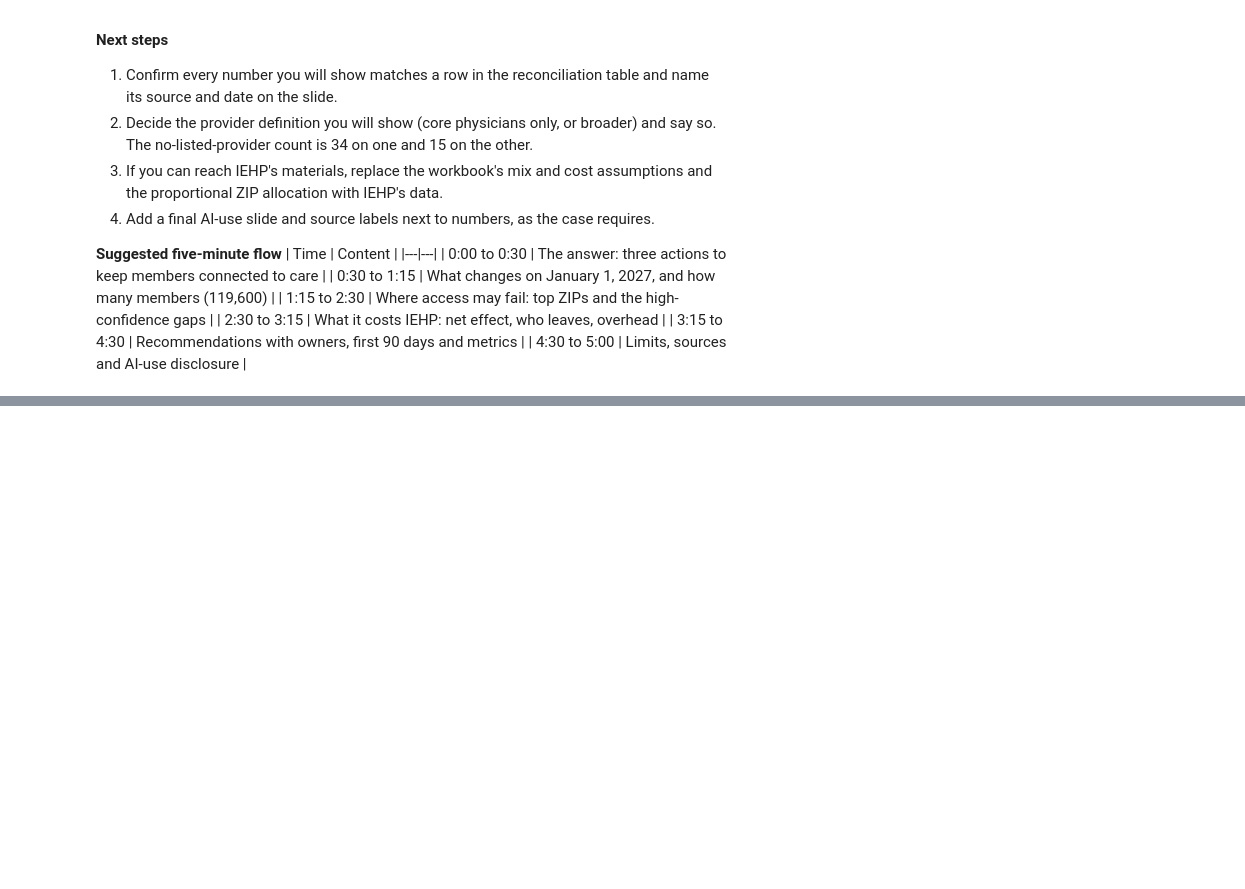
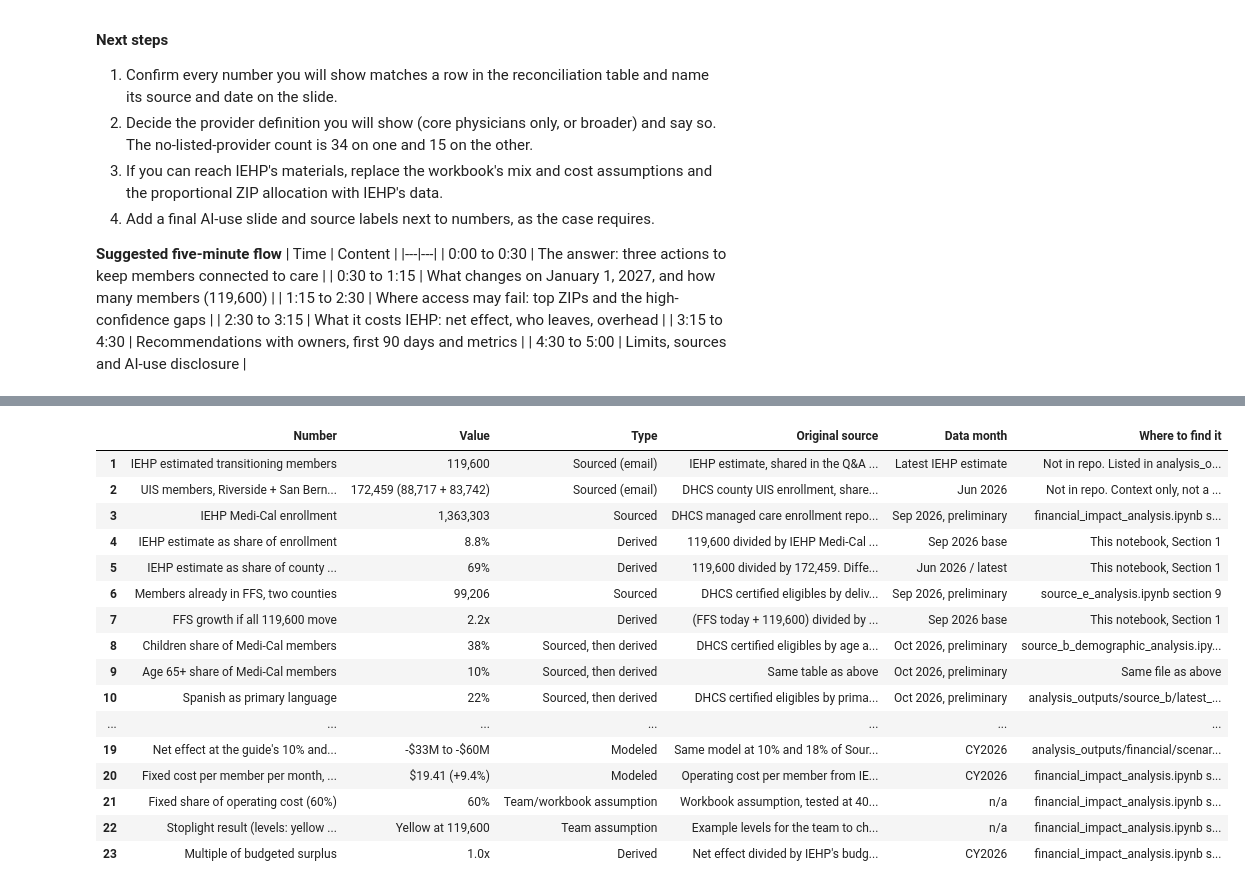
Before and after one commit to doom-boy/IEHP-CEO-Competition, a Jupyter notebook: final_analysis_and_recommendations.ipynb, the cells around one changed output, grey strips where cells are left out. Cells and saved outputs as stored; diff of their text form; code cells hidden in the pictures; blank space fills up the shorter version.

Commit message:
added sources to notebook

```diff
--- a/final_analysis_and_recommendations.ipynb
+++ b/final_analysis_and_recommendations.ipynb
@@ -243,0 +381,60 @@ display(baseline)
+# %%
+D_FILE = "data/demand-side/D-mediCal-managed-care-enrollment/open-data-portal-managed-care-enrollment-count-september-2026.csv"
+B_DIR = "data/demand-side/B-medical-eligibles-by-demographics/"
+A_FILE = "data/demand-side/A-medical-eligible-counts-by-ZIP/calendar-years-2020-to-the-most-recent-reportable-month.csv"
+E_DIR = "data/provider-side/E-mediCal-fee-for-service-enrolled-providers/zipped_bc_too_big_for_github/"
+H_FILE = "data/provider-side/H-county-zip-crosswalk/ZIP-COUNTY_062026.xlsx"
+WORKBOOK = "docs/supplementary/student-guide-financial-impacts-modeling.xlsx"
+QA = "Q&A guidance email (J. Yardley)"
+
+broad_only = sens[~sens["Provider definition"].isin(["PCP core", "PCP core, minus reported N/M"])]
+
+trail = [
+    # number, value, type, original source, data month, where to find it
+    ("IEHP estimated transitioning members", f"{iehp_est:,}", "Sourced (email)", f"IEHP estimate, shared in the {QA}", "Latest IEHP estimate", "Not in repo. Listed in analysis_outputs/access/number_reconciliation.csv"),
+    ("UIS members, Riverside + San Bernardino", f"{uis_counties:,} (88,717 + 83,742)", "Sourced (email)", f"DHCS county UIS enrollment, shared in the {QA}", "Jun 2026", "Not in repo. Context only, not a January count"),
+    ("IEHP Medi-Cal enrollment", f"{source_d:,}", "Sourced", f"DHCS managed care enrollment report (Source D). File: {D_FILE}", "Sep 2026, preliminary", "financial_impact_analysis.ipynb section 3; source_e_analysis.ipynb section 8"),
+    ("IEHP estimate as share of enrollment", f"{iehp_est / source_d:.1%}", "Derived", "119,600 divided by IEHP Medi-Cal enrollment", "Sep 2026 base", "This notebook, Section 1"),
+    ("IEHP estimate as share of county UIS count", f"{iehp_est / uis_counties:.0%}", "Derived", "119,600 divided by 172,459. Different groups, so a rough ratio only", "Jun 2026 / latest", "This notebook, Section 1"),
+    ("Members already in FFS, two counties", f"{ffs_now:,}", "Sourced", f"DHCS certified eligibles by delivery system and plan (Source B). File: {B_DIR}by-delivery-system-and-plan-certified-eligibles.csv", "Sep 2026, preliminary", "source_e_analysis.ipynb section 9"),
+    ("FFS growth if all 119,600 move", f"{(ffs_now + iehp_est) / ffs_now:.1f}x", "Derived", "(FFS today + 119,600) divided by FFS today", "Sep 2026 base", "This notebook, Section 1"),
+    ("Children share of Medi-Cal members", f"{children:.0%}", "Sourced, then derived", f"DHCS certified eligibles by age and sex (Source B). File: {B_DIR}by-age-group-and-sex-certified-eligibles.csv", "Oct 2026, preliminary", "source_b_demographic_analysis.ipynb; analysis_outputs/source_b/latest_age_summary.csv"),
+    ("Age 65+ share of Medi-Cal members", f"{seniors:.0%}", "Sourced, then derived", "Same table as above", "Oct 2026, preliminary", "Same file as above"),
+    ("Spanish as primary language", f"{spanish:.0%}", "Sourced, then derived", f"DHCS certified eligibles by primary language (Source B). File: {B_DIR}by-primary-language-certified-eligibles.csv. Share of members with a reported language", "Oct 2026, preliminary", "analysis_outputs/source_b/latest_language_summary.csv"),
+    ("ZIPs ranked / with no listed core PCP", f"{n_ranked} / {n_nopcp}", "Derived", f"Source A members by ZIP ({A_FILE}) with Source E provider listing ({E_DIR}) and Source H ZIP-county crosswalk ({H_FILE}). Only ZIPs with 1,000+ Medi-Cal members are ranked", "Sep 2026 demand; Oct 26, 2026 providers; Jun 2026 crosswalk", "source_e_analysis.ipynb sections 8 to 8a; analysis_outputs/access/zip_access_ranking.csv"),
+    ("Primary-care definition", "Individual physicians: Family, General, Internal Medicine, Pediatrics, Geriatrics; one count per ZIP", "Team assumption", "Chosen by the team from Source E provider type and specialty codes", "Oct 26, 2026", "source_e_analysis.ipynb section 8"),
+    ("ZIPs with no listed provider, broadest definition", f"{len(gaps)}", "Derived", "Core physicians plus nurse practitioners plus FFS clinic locations, from Source E", "Oct 26, 2026", "analysis_outputs/access/high_confidence_gap_zips.csv"),
+    ("Top-10 overlap with broader provider definitions", f"{int(broad_only['Top-10 overlap with baseline'].min())} to {int(broad_only['Top-10 overlap with baseline'].max())} of 10", "Derived", "Overlap with the baseline top 10 when nurse practitioners and clinics are added, under two ways of spreading 119,600. Core-only variants match the baseline (10 of 10)", "Sep 2026 / Oct 26, 2026", "analysis_outputs/access/ranking_sensitivity.csv"),
+    ("ZIP allocation of 119,600", "Proportional to ZIP Medi-Cal members (alternative: county UIS-weighted)", "Team assumption", "No file shows where UIS members live", "n/a", "source_e_analysis.ipynb section 8"),
+    ("Providers to bring top 10 ZIPs to median pressure", f"{providers_top10}", "Derived, team benchmark", "Benchmark is the median estimated members per provider among ranked ZIPs that have one. A planning size, not a standard", "Sep 2026 / Oct 26, 2026", "analysis_outputs/access/provider_conversion_whatif.csv"),
+    ("Net effect on IEHP at 119,600, base mix", case["NET EFFECT ON IEHP"], "Modeled", f"Student financial workbook ({WORKBOOK}), rebuilt in the notebook and checked against the workbook's cells", "CY2026 rates and budget", "financial_impact_analysis.ipynb section 12b; analysis_outputs/financial/iehp_estimate_case.csv"),
+    ("Net effect, healthier vs sicker members leave", f"{case['Net if healthier members leave']} to {case['Net if sicker members leave']}", "Modeled", "Same model with the share of chronic-condition members leaving set to 40% or 65% (workbook what-ifs)", "CY2026", "financial_impact_analysis.ipynb sections 6 and 12b"),
+    ("Net effect at the guide's 10% and 18% cases", f"{money(net['Low'])} to {money(net['High'])}", "Modeled", "Same model at 10% and 18% of Source D enrollment, the percentages in the case guide", "CY2026", "analysis_outputs/financial/scenario_results.csv"),
+    ("Fixed cost per member per month, no action", case["Fixed cost per member per month, no action"], "Modeled", "Operating cost per member from IEHP's CY2026 budget in the workbook, times a 60% fixed share, spread over remaining members", "CY2026", "financial_impact_analysis.ipynb sections 8 and 12b"),
+    ("Fixed share of operating cost (60%)", "60%", "Team/workbook assumption", "Workbook assumption, tested at 40% to 80%", "n/a", "financial_impact_analysis.ipynb section 7"),
+    ("Stoplight result (levels: yellow above +5%, red above +10%)", f"{case['Stoplight with no action']} at 119,600", "Team assumption", "Example levels for the team to choose, not sourced", "n/a", "financial_impact_analysis.ipynb section 8"),
+    ("Multiple of budgeted surplus", case["Times the budgeted surplus"], "Derived", "Net effect divided by IEHP's budgeted CY2026 surplus of $1.82 per member per month, from the workbook", "CY2026", "financial_impact_analysis.ipynb section 8"),
+]
+trail = pd.DataFrame(trail, columns=["Number", "Value", "Type", "Original source", "Data month", "Where to find it"])
+trail.index = range(1, len(trail) + 1)
+trail.to_csv(acc / "number_traceability.csv", index_label="#")
+pd.set_option("display.max_colwidth", None)
+display(trail)
+# %% [output]
+|  | Number | Value | Type | Original source | Data month | Where to find it |
+| 1 | IEHP estimated transitioning members | 119,600 | Sourced (email) | IEHP estimate, shared in the Q&A ... | Latest IEHP estimate | Not in repo. Listed in analysis_o... |
+| 2 | UIS members, Riverside + San Bern... | 172,459 (88,717 + 83,742) | Sourced (email) | DHCS county UIS enrollment, share... | Jun 2026 | Not in repo. Context only, not a ... |
+| 3 | IEHP Medi-Cal enrollment | 1,363,303 | Sourced | DHCS managed care enrollment repo... | Sep 2026, preliminary | financial_impact_analysis.ipynb s... |
+| 4 | IEHP estimate as share of enrollment | 8.8% | Derived | 119,600 divided by IEHP Medi-Cal ... | Sep 2026 base | This notebook, Section 1 |
+| 5 | IEHP estimate as share of county ... | 69% | Derived | 119,600 divided by 172,459. Diffe... | Jun 2026 / latest | This notebook, Section 1 |
+| 6 | Members already in FFS, two counties | 99,206 | Sourced | DHCS certified eligibles by deliv... | Sep 2026, preliminary | source_e_analysis.ipynb section 9 |
+| 7 | FFS growth if all 119,600 move | 2.2x | Derived | (FFS today + 119,600) divided by ... | Sep 2026 base | This notebook, Section 1 |
+| 8 | Children share of Medi-Cal members | 38% | Sourced, then derived | DHCS certified eligibles by age a... | Oct 2026, preliminary | source_b_demographic_analysis.ipy... |
+| 9 | Age 65+ share of Medi-Cal members | 10% | Sourced, then derived | Same table as above | Oct 2026, preliminary | Same file as above |
+| 10 | Spanish as primary language | 22% | Sourced, then derived | DHCS certified eligibles by prima... | Oct 2026, preliminary | analysis_outputs/source_b/latest_... |
+| ... | ... | ... | ... | ... | ... | ... |
+| 19 | Net effect at the guide's 10% and... | -$33M to -$60M | Modeled | Same model at 10% and 18% of Sour... | CY2026 | analysis_outputs/financial/scenar... |
+| 20 | Fixed cost per member per month, ... | $19.41 (+9.4%) | Modeled | Operating cost per member from IE... | CY2026 | financial_impact_analysis.ipynb s... |
+| 21 | Fixed share of operating cost (60%) | 60% | Team/workbook assumption | Workbook assumption, tested at 40... | n/a | financial_impact_analysis.ipynb s... |
+| 22 | Stoplight result (levels: yellow ... | Yellow at 119,600 | Team assumption | Example levels for the team to ch... | n/a | financial_impact_analysis.ipynb s... |
+| 23 | Multiple of budgeted surplus | 1.0x | Derived | Net effect divided by IEHP's budg... | CY2026 | financial_impact_analysis.ipynb s... |
```
Also changed, not shown: parts of 11 cells of this notebook, 1 other file.
